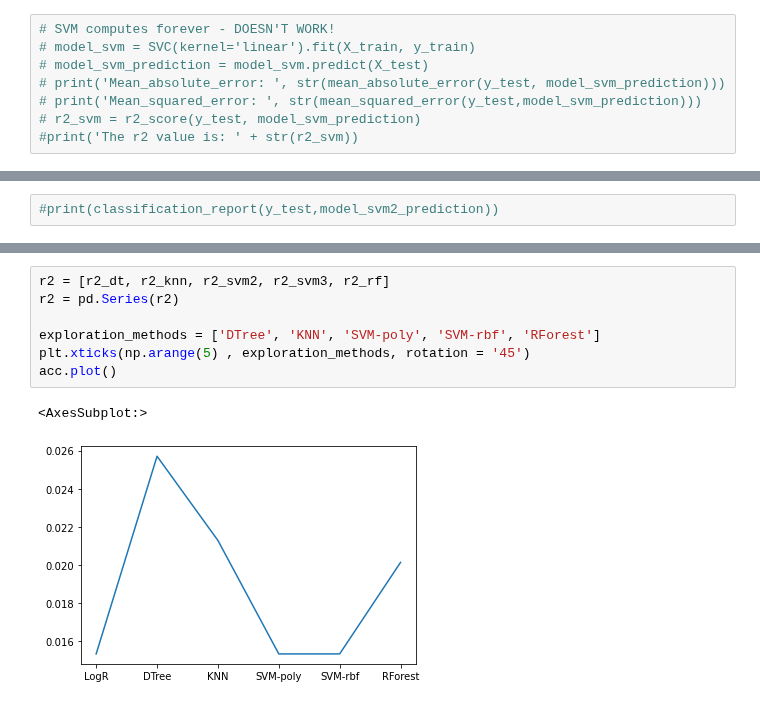
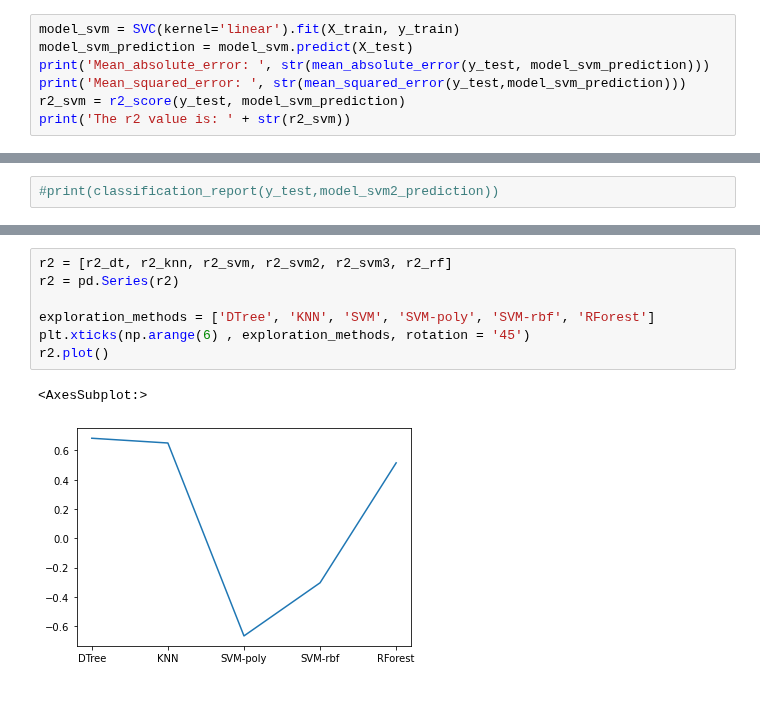
Before and after one commit to DJ1070/Bike-Sharing, a Jupyter notebook: ml_model2.ipynb, the cells around one changed output, grey strips where cells are left out. Saved outputs shown, nothing was run; the diff lists cells and outputs as text.

```diff
--- a/ml_model2.ipynb
+++ b/ml_model2.ipynb
@@ -91,8 +93,7 @@ The r2 value is: 0.6855557280863979
 # %%
-# SVM computes forever - DOESN'T WORK!
-# model_svm = SVC(kernel='linear').fit(X_train, y_train)
-# model_svm_prediction = model_svm.predict(X_test)
-# print('Mean_absolute_error: ', str(mean_absolute_error(y_test, model_svm_prediction)))
-# print('Mean_squared_error: ', str(mean_squared_error(y_test,model_svm_prediction)))
-# r2_svm = r2_score(y_test, model_svm_prediction)
-#print('The r2 value is: ' + str(r2_svm))
+model_svm = SVC(kernel='linear').fit(X_train, y_train)
+model_svm_prediction = model_svm.predict(X_test)
+print('Mean_absolute_error: ', str(mean_absolute_error(y_test, model_svm_prediction)))
+print('Mean_squared_error: ', str(mean_squared_error(y_test,model_svm_prediction)))
+r2_svm = r2_score(y_test, model_svm_prediction)
+print('The r2 value is: ' + str(r2_svm))
@@ -135,13 +143,13 @@ The r2 value is: 0.4723047827937842
 # %%
-r2 = [r2_dt, r2_knn, r2_svm2, r2_svm3, r2_rf]
+r2 = [r2_dt, r2_knn, r2_svm, r2_svm2, r2_svm3, r2_rf]
 r2 = pd.Series(r2)
 
-exploration_methods = ['DTree', 'KNN', 'SVM-poly', 'SVM-rbf', 'RForest']
-plt.xticks(np.arange(5) , exploration_methods, rotation = '45')
-acc.plot()
+exploration_methods = ['DTree', 'KNN', 'SVM', 'SVM-poly', 'SVM-rbf', 'RForest']
+plt.xticks(np.arange(6) , exploration_methods, rotation = '45')
+r2.plot()
 # %% [output]
 <AxesSubplot:>
-[figure, old version]
+[figure, new version]
 # %%
 plt.bar(x=exploration_methods, height = r2, color = 'c', width = 0.5)
 #plt.grid()
```
Also changed, not shown: parts of 7 cells of this notebook.
